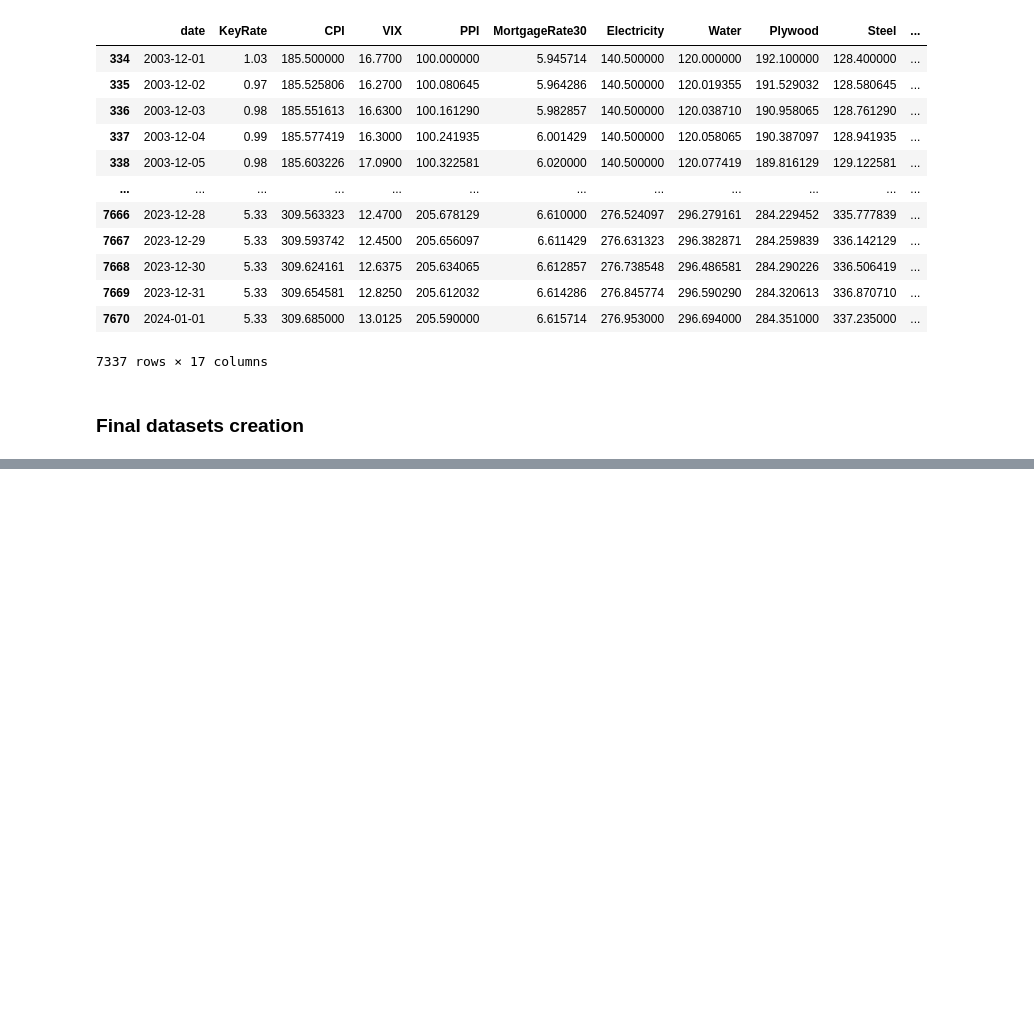
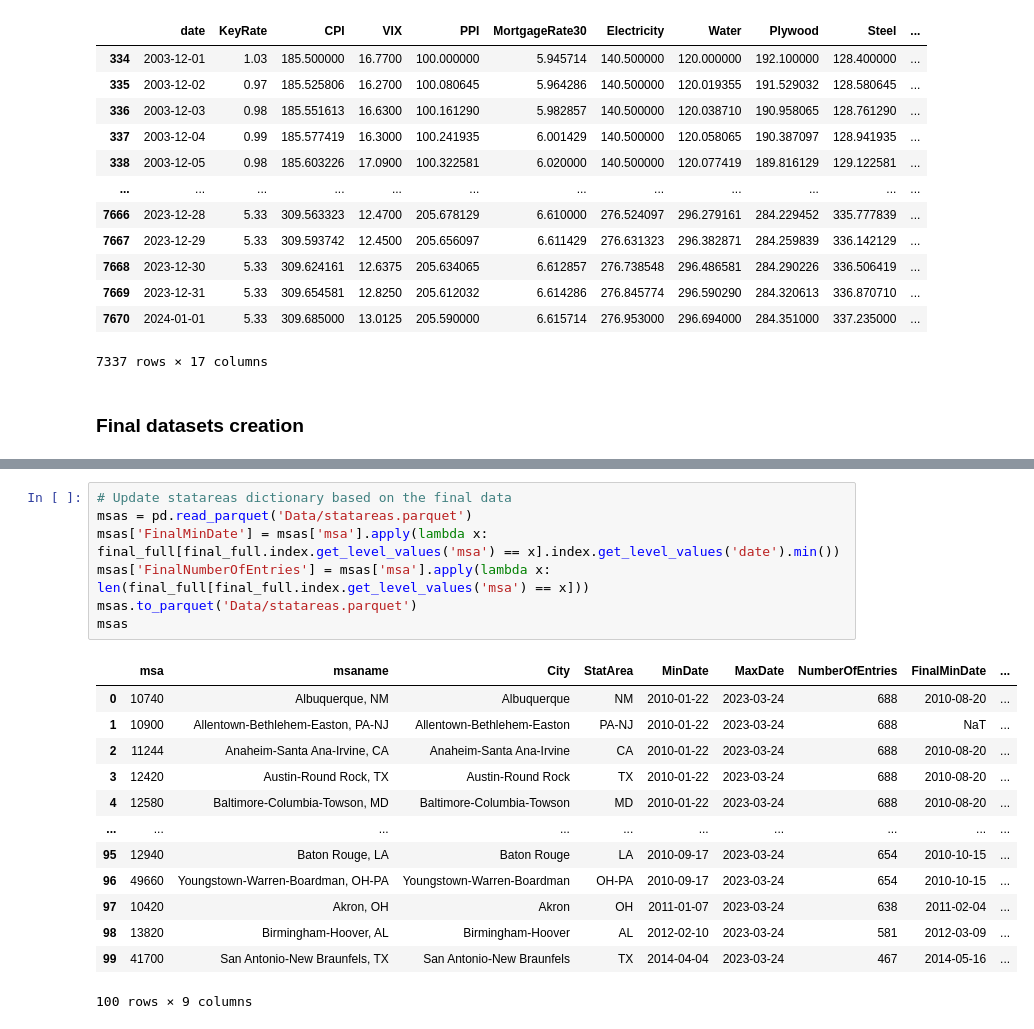
Before and after one commit to lebedevaale/real_estate_price_prediction, a Jupyter notebook: data_collection.ipynb, the cells around one changed output, grey strips where cells are left out. Drawn from its saved outputs; the diff is of its cells as text; blank space fills up the shorter version.

```diff
--- a/data_collection.ipynb
+++ b/data_collection.ipynb
@@ -179 +207,22 @@ final_full
 63452 rows × 67 columns
+# %%
+# Update statareas dictionary based on the final data
+msas = pd.read_parquet('Data/statareas.parquet')
+msas['FinalMinDate'] = msas['msa'].apply(lambda x: final_full[final_full.index.get_level_values('msa') == x].index.get_level_values('date').min())
+msas['FinalNumberOfEntries'] = msas['msa'].apply(lambda x: len(final_full[final_full.index.get_level_values('msa') == x]))
+msas.to_parquet('Data/statareas.parquet')
+msas
+# %% [output]
+|  | msa | msaname | City | StatArea | MinDate | MaxDate | NumberOfEntries | FinalMinDate | ... |
+| 0 | 10740 | Albuquerque, NM | Albuquerque | NM | 2010-01-22 | 2023-03-24 | 688 | 2010-08-20 | ... |
+| 1 | 10900 | Allentown-Bethlehem-Easton, PA-NJ | Allentown-Bethlehem-Easton | PA-NJ | 2010-01-22 | 2023-03-24 | 688 | NaT | ... |
+| 2 | 11244 | Anaheim-Santa Ana-Irvine, CA | Anaheim-Santa Ana-Irvine | CA | 2010-01-22 | 2023-03-24 | 688 | 2010-08-20 | ... |
+| 3 | 12420 | Austin-Round Rock, TX | Austin-Round Rock | TX | 2010-01-22 | 2023-03-24 | 688 | 2010-08-20 | ... |
+| 4 | 12580 | Baltimore-Columbia-Towson, MD | Baltimore-Columbia-Towson | MD | 2010-01-22 | 2023-03-24 | 688 | 2010-08-20 | ... |
+| ... | ... | ... | ... | ... | ... | ... | ... | ... | ... |
+| 95 | 12940 | Baton Rouge, LA | Baton Rouge | LA | 2010-09-17 | 2023-03-24 | 654 | 2010-10-15 | ... |
+| 96 | 49660 | Youngstown-Warren-Boardman, OH-PA | Youngstown-Warren-Boardman | OH-PA | 2010-09-17 | 2023-03-24 | 654 | 2010-10-15 | ... |
+| 97 | 10420 | Akron, OH | Akron | OH | 2011-01-07 | 2023-03-24 | 638 | 2011-02-04 | ... |
+| 98 | 13820 | Birmingham-Hoover, AL | Birmingham-Hoover | AL | 2012-02-10 | 2023-03-24 | 581 | 2012-03-09 | ... |
+| 99 | 41700 | San Antonio-New Braunfels, TX | San Antonio-New Braunfels | TX | 2014-04-04 | 2023-03-24 | 467 | 2014-05-16 | ... |
+100 rows × 9 columns
```
Also changed, not shown: parts of 3 cells of this notebook, 4 other files.
